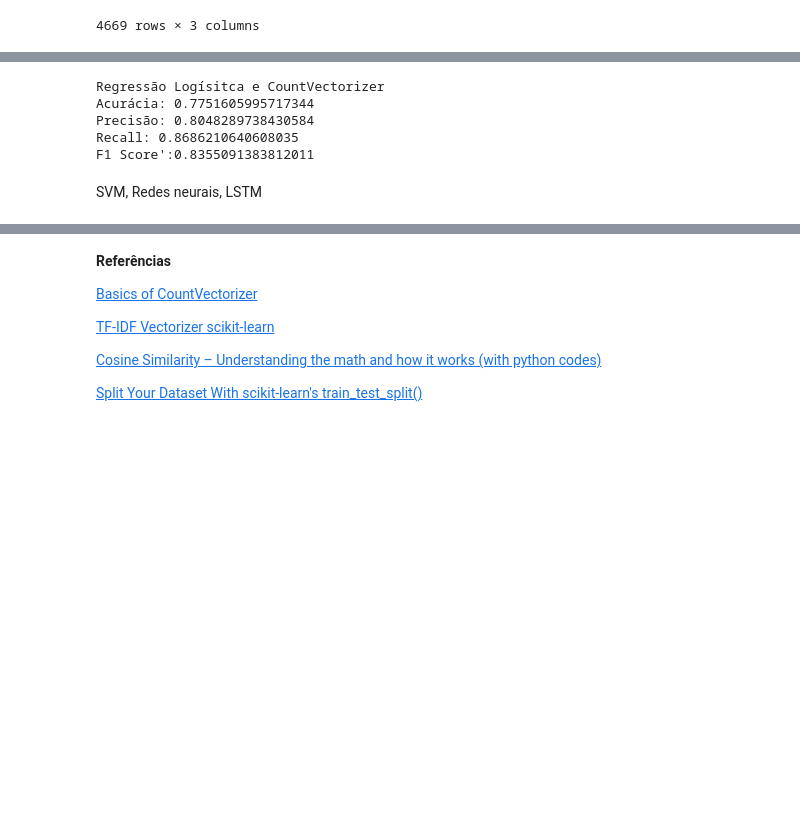
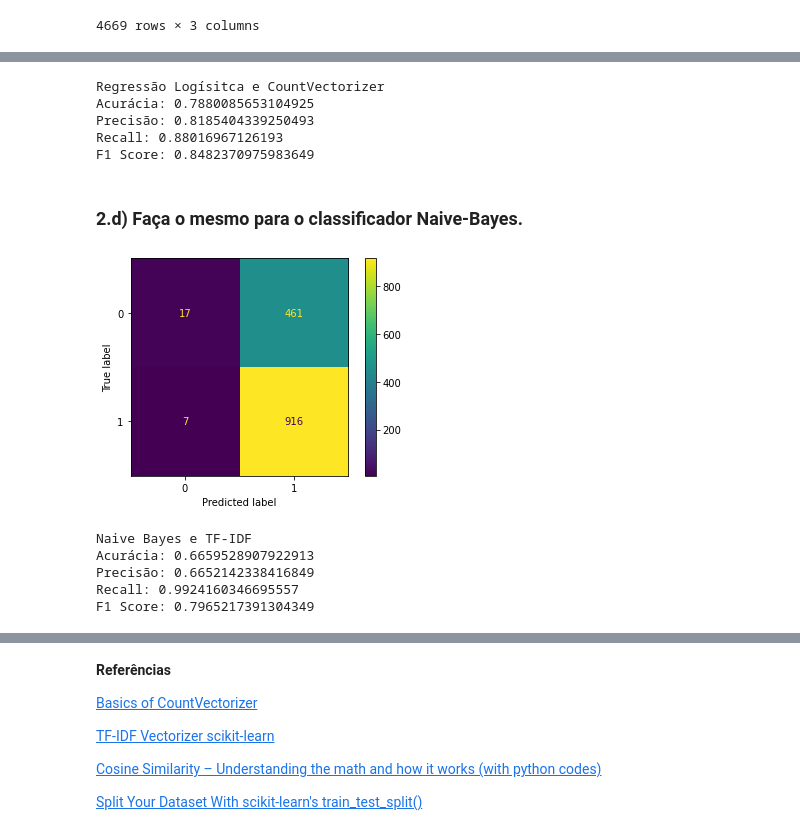
Before and after one commit to audreyemmely/natural-language-processing, a Jupyter notebook: pln_lista3.ipynb, the cells around one changed output, grey strips where cells are left out. Drawn from its saved outputs; the diff is of its cells as text; code cells hidden in the pictures; blank space fills up the shorter version.

```diff
--- a/pln_lista3.ipynb
+++ b/pln_lista3.ipynb
@@ -262,10 +279,38 @@ plt.show()
-# %%
-print("Regressão Logísitca e CountVectorizer\nAcurácia: {}\nPrecisão: {}\nRecall: {}\nF1 Score':{}\n".format(accuracy_score(count_y_test, count_y_pred), precision_score(count_y_test, count_y_pred), recall_score(count_y_test, count_y_pred), f1_score(count_y_test, count_y_pred)))
-# %% [output]
-Regressão Logísitca e CountVectorizer
-Acurácia: 0.7751605995717344
-Precisão: 0.8048289738430584
-Recall: 0.8686210640608035
-F1 Score':0.8355091383812011
-# %% [markdown]
-SVM, Redes neurais, LSTM
+# %%
+accuracy_lr_count = accuracy_score(count_y_test, count_y_pred)
+precision_lr_count = precision_score(count_y_test, count_y_pred)
+recall_lr_count = recall_score(count_y_test, count_y_pred)
+f1_lr_count = f1_score(count_y_test, count_y_pred)
+
+print("Regressão Logísitca e CountVectorizer\nAcurácia: {}\nPrecisão: {}\nRecall: {}\nF1 Score: {}\n".format(accuracy_lr_count, precision_lr_count, recall_lr_count, f1_lr_count))
+# %% [output]
+Regressão Logísitca e CountVectorizer
+Acurácia: 0.7880085653104925
+Precisão: 0.8185404339250493
+Recall: 0.88016967126193
+F1 Score: 0.8482370975983649
+# %% [markdown]
+### 2.d) Faça o mesmo para o classificador Naive-Bayes.
+# %%
+# Naive Bayes com tfidf
+
+cl_nb = MultinomialNB().fit(tfidf_X_train.toarray(), tfidf_y_train)
+tfidf_y_pred_nb = cl_nb.predict(tfidf_X_test.toarray())
+# %%
+plot_confusion_matrix(cl_nb, tfidf_X_test.toarray(), tfidf_y_test)
+plt.show()
+# %% [output]
+[figure, added]
+# %%
+accuracy_nb_tfidf = accuracy_score(tfidf_y_test, tfidf_y_pred_nb)
+precision_nb_tfidf = precision_score(tfidf_y_test, tfidf_y_pred_nb)
+recall_nb_tfidf = recall_score(tfidf_y_test, tfidf_y_pred_nb)
+f1_nb_tfidf = f1_score(tfidf_y_test, tfidf_y_pred_nb)
+
+print("Naive Bayes e TF-IDF\nAcurácia: {}\nPrecisão: {}\nRecall: {}\nF1 Score: {}\n".format(accuracy_nb_tfidf, precision_nb_tfidf, recall_nb_tfidf, f1_nb_tfidf))
+# %% [output]
+Naive Bayes e TF-IDF
+Acurácia: 0.6659528907922913
+Precisão: 0.6652142338416849
+Recall: 0.9924160346695557
+F1 Score: 0.7965217391304349
```
Also changed, not shown: parts of 31 cells of this notebook.
